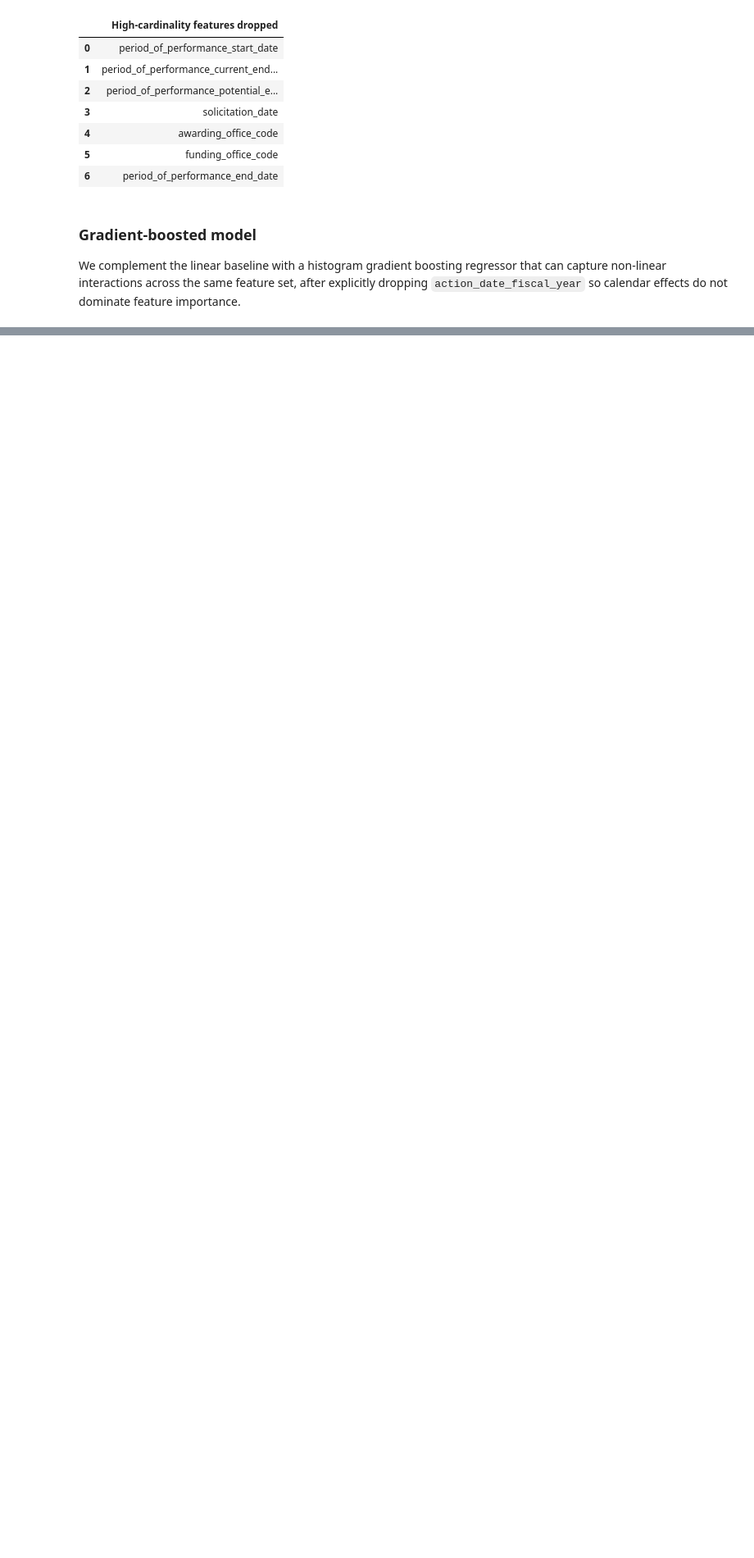
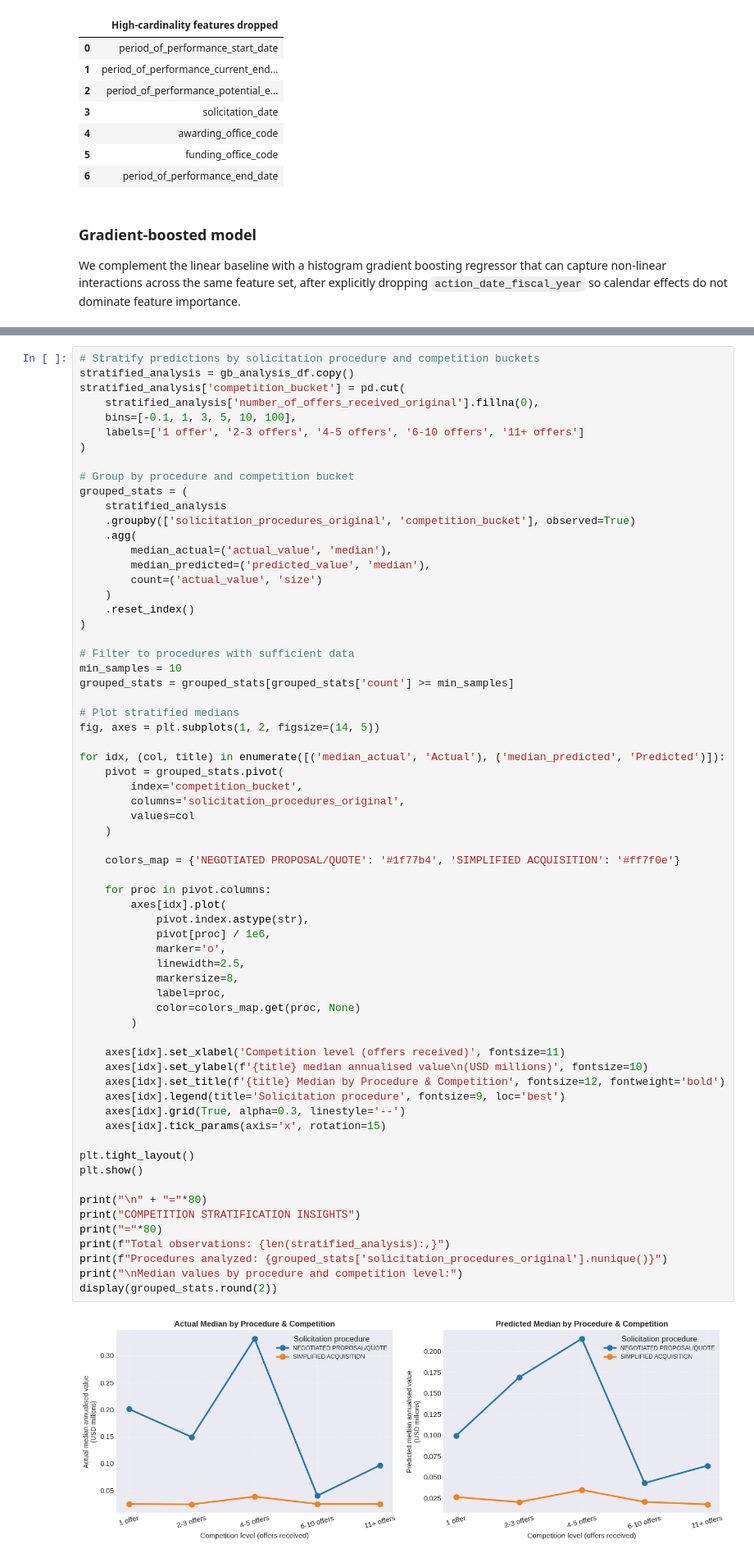
Before and after one commit to edoardoCame/American-analysis, a Jupyter notebook: notebooks/usaspending.ipynb, the cells around one changed output, grey strips where cells are left out. Shown at 82% size. Drawn from its saved outputs; the diff is of its cells as text; blank space fills up the shorter version.

```diff
--- a/notebooks/usaspending.ipynb
+++ b/notebooks/usaspending.ipynb
@@ -1185,0 +1344,67 @@ These narratives make it clear that premium awards are tied to socio-economic po
+# %%
+# Stratify predictions by solicitation procedure and competition buckets
+stratified_analysis = gb_analysis_df.copy()
+stratified_analysis['competition_bucket'] = pd.cut(
+    stratified_analysis['number_of_offers_received_original'].fillna(0),
+    bins=[-0.1, 1, 3, 5, 10, 100],
+    labels=['1 offer', '2-3 offers', '4-5 offers', '6-10 offers', '11+ offers']
+)
+
+# Group by procedure and competition bucket
+grouped_stats = (
+    stratified_analysis
+    .groupby(['solicitation_procedures_original', 'competition_bucket'], observed=True)
+    .agg(
+        median_actual=('actual_value', 'median'),
+        median_predicted=('predicted_value', 'median'),
+        count=('actual_value', 'size')
+    )
+    .reset_index()
+)
+
+# Filter to procedures with sufficient data
+min_samples = 10
+grouped_stats = grouped_stats[grouped_stats['count'] >= min_samples]
+
+# Plot stratified medians
+fig, axes = plt.subplots(1, 2, figsize=(14, 5))
+
+for idx, (col, title) in enumerate([('median_actual', 'Actual'), ('median_predicted', 'Predicted')]):
+    pivot = grouped_stats.pivot(
+        index='competition_bucket',
+        columns='solicitation_procedures_original',
+        values=col
+    )
+
+    colors_map = {'NEGOTIATED PROPOSAL/QUOTE': '#1f77b4', 'SIMPLIFIED ACQUISITION': '#ff7f0e'}
+
+    for proc in pivot.columns:
+        axes[idx].plot(
+            pivot.index.astype(str),
+            pivot[proc] / 1e6,
+            marker='o',
+            linewidth=2.5,
+            markersize=8,
+            label=proc,
+            color=colors_map.get(proc, None)
+        )
+
+    axes[idx].set_xlabel('Competition level (offers received)', fontsize=11)
+    axes[idx].set_ylabel(f'{title} median annualised value\n(USD millions)', fontsize=10)
+    axes[idx].set_title(f'{title} Median by Procedure & Competition', fontsize=12, fontweight='bold')
+    axes[idx].legend(title='Solicitation procedure', fontsize=9, loc='best')
+    axes[idx].grid(True, alpha=0.3, linestyle='--')
+    axes[idx].tick_params(axis='x', rotation=15)
+
+plt.tight_layout()
+plt.show()
+
+print("\n" + "="*80)
+print("COMPETITION STRATIFICATION INSIGHTS")
+print("="*80)
+print(f"Total observations: {len(stratified_analysis):,}")
+print(f"Procedures analyzed: {grouped_stats['solicitation_procedures_original'].nunique()}")
+print("\nMedian values by procedure and competition level:")
+display(grouped_stats.round(2))
+# %% [output]
+[figure, added]
```
Also changed, not shown: parts of 25 cells of this notebook, 2 other files.
